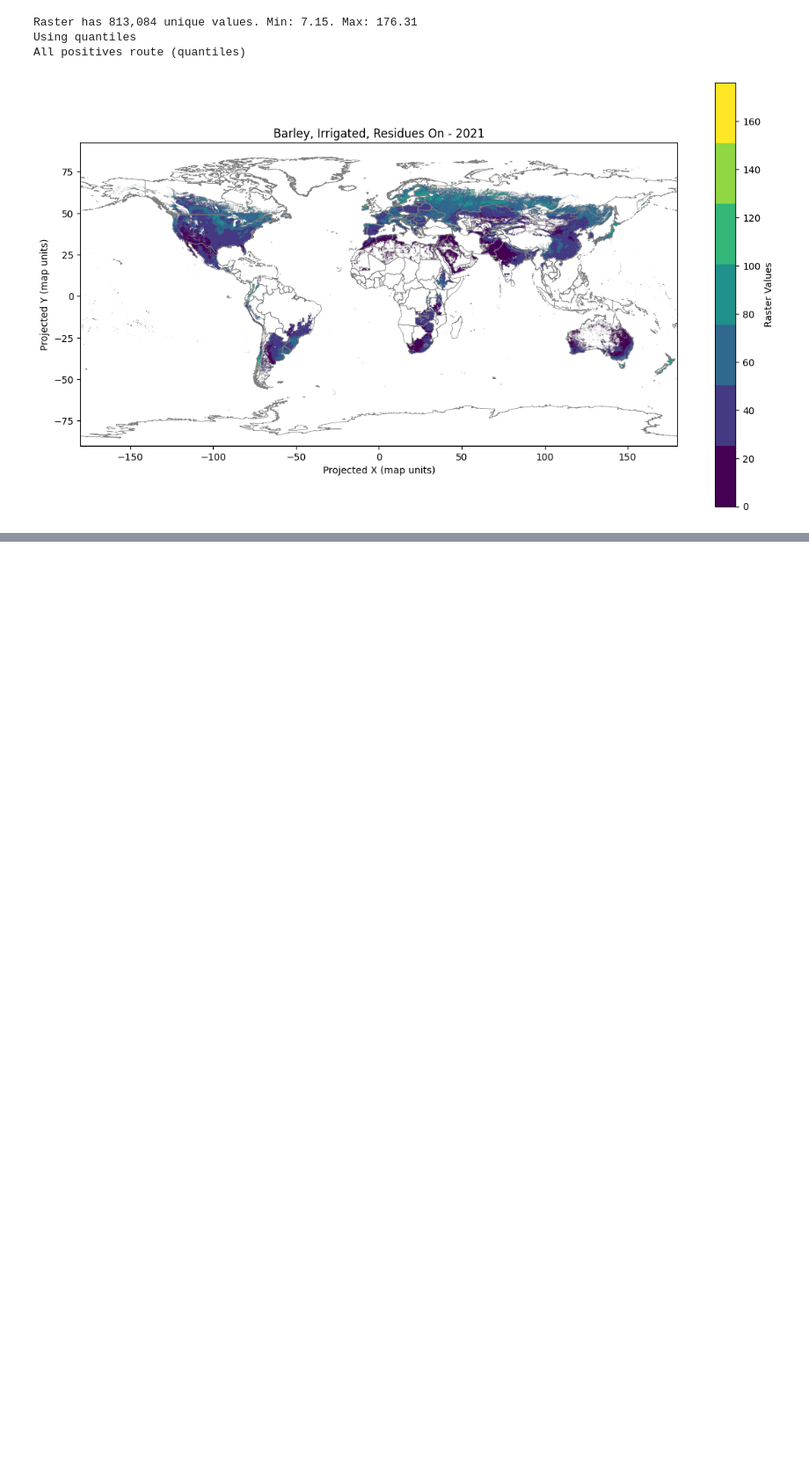
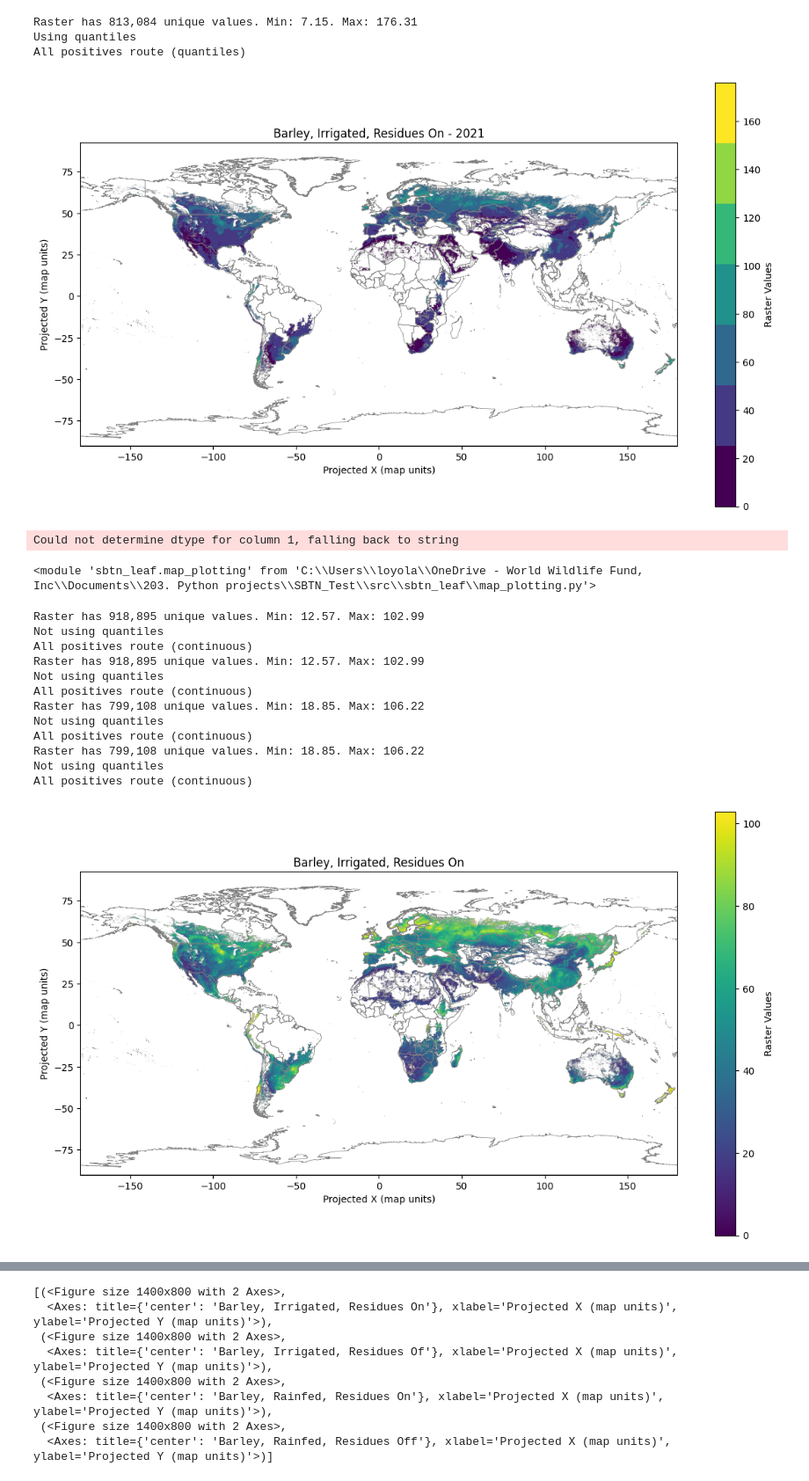
Before and after one commit to cloyolaangosto/SBTN_Test, a Jupyter notebook: documentation/SOC_Support/FAO_GAEZ_lu_yields.ipynb, the cells around one changed output, grey strips where cells are left out. Shown at 88% size. Saved outputs shown, nothing was run; the diff lists cells and outputs as text; code cells hidden in the pictures; blank space fills up the shorter version.

Commit message:
added plots

```diff
--- a/documentation/SOC_Support/FAO_GAEZ_lu_yields.ipynb
+++ b/documentation/SOC_Support/FAO_GAEZ_lu_yields.ipynb
@@ -758,5 +752,29 @@ Raster has 813,084 unique values. Min: 7.15. Max: 176.31
 Using quantiles
 All positives route (quantiles)
 [figure]
+# %%
+importlib.reload(rothc)
+importlib.reload(cropcalcs)
+importlib.reload(mp)
+# %% [output]
+Could not determine dtype for column 1, falling back to string
+<module 'sbtn_leaf.map_plotting' from 'C:\\Users\\loyola\\OneDrive - World Wildlife Fund, Inc\\Documents\\203. Python projects\\SBTN_Test\\src\\sbtn_leaf\\map_plotting.py'>
+# %%
+Barley_test_rasters = [soc_bar_irr_roff, soc_bar_irr_ron, soc_bar_rf_roff, soc_bar_rf_ron]
 # %%
-mp.raster
+mp.plot_n_rasters_on_world_extremes_cutoff(Barley_test_rasters,
+                                           titles=["Barley, Irrigated, Residues On", "Barley, Irrigated, Residues Of", "Barley, Rainfed, Residues On", "Barley, Rainfed, Residues Off"])
+# %% [output]
+Raster has 918,895 unique values. Min: 12.57. Max: 102.99
+Not using quantiles
+All positives route (continuous)
+Raster has 918,895 unique values. Min: 12.57. Max: 102.99
+Not using quantiles
+All positives route (continuous)
+Raster has 799,108 unique values. Min: 18.85. Max: 106.22
+Not using quantiles
+All positives route (continuous)
+Raster has 799,108 unique values. Min: 18.85. Max: 106.22
+Not using quantiles
+All positives route (continuous)
+[figure, added]
@@ -762,0 +784,8 @@ mp.raster
+[(<Figure size 1400x800 with 2 Axes>,
+  <Axes: title={'center': 'Barley, Irrigated, Residues On'}, xlabel='Projected X (map units)', ylabel='Projected Y (map units)'>),
+ (<Figure size 1400x800 with 2 Axes>,
+  <Axes: title={'center': 'Barley, Irrigated, Residues Of'}, xlabel='Projected X (map units)', ylabel='Projected Y (map units)'>),
+ (<Figure size 1400x800 with 2 Axes>,
+  <Axes: title={'center': 'Barley, Rainfed, Residues On'}, xlabel='Projected X (map units)', ylabel='Projected Y (map units)'>),
+ (<Figure size 1400x800 with 2 Axes>,
+  <Axes: title={'center': 'Barley, Rainfed, Residues Off'}, xlabel='Projected X (map units)', ylabel='Projected Y (map units)'>)]
```
Also changed, not shown: parts of 2 cells of this notebook.
